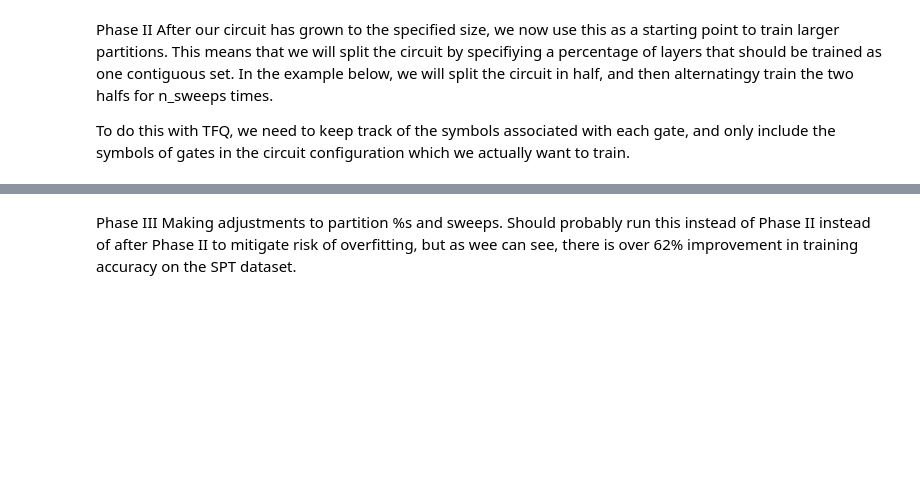
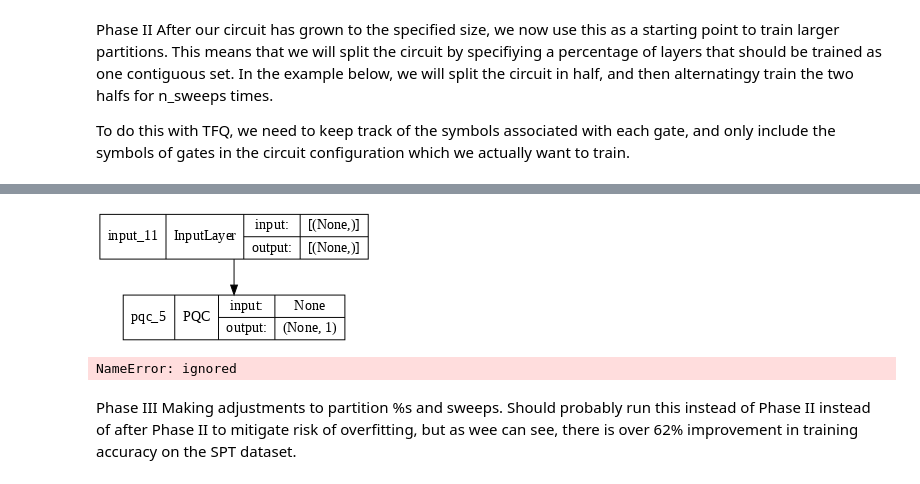
Before and after one commit to mbeadlescomb/QNN-Error-Mitigation, a Jupyter notebook: QCNN w_ Layerwise Learning on SPT Dataset.ipynb, the cells around one changed output, grey strips where cells are left out. Saved outputs shown, nothing was run; the diff lists cells and outputs as text; code cells hidden in the pictures; blank space fills up the shorter version.

```diff
--- a/QCNN w_ Layerwise Learning on SPT Dataset.ipynb
+++ b/QCNN w_ Layerwise Learning on SPT Dataset.ipynb
@@ -496,3 +501,20 @@ plt.plot(training_history)
+# %%
+# Show the keras plot of the model
+tf.keras.utils.plot_model(qcnn_ll_model,
+                          show_shapes=True,
+                          show_layer_names=True,
+                          dpi=70)
+# %% [output]
+[figure, added]
+# %%
+plt.plot(qcnn_ll_model_2_history.history['val_custom_accuracy'], label='QCNN LL Phase II')
+plt.title('Training a Quantum CNN to Detect Excited Cluster States')
+plt.xlabel('Training Excitations')
+plt.ylabel('Validation Accuracy')
+plt.legend()
+plt.show()
+# %% [output]
+NameError: ignored
 # %% [markdown]
 Phase III
 Making adjustments to partition %s and sweeps. Should probably run this instead of Phase II instead of after Phase II to mitigate risk of overfitting, but as wee can see, there is over 62% improvement in training accuracy on the SPT dataset.
```
Also changed, not shown: parts of 11 cells of this notebook.
